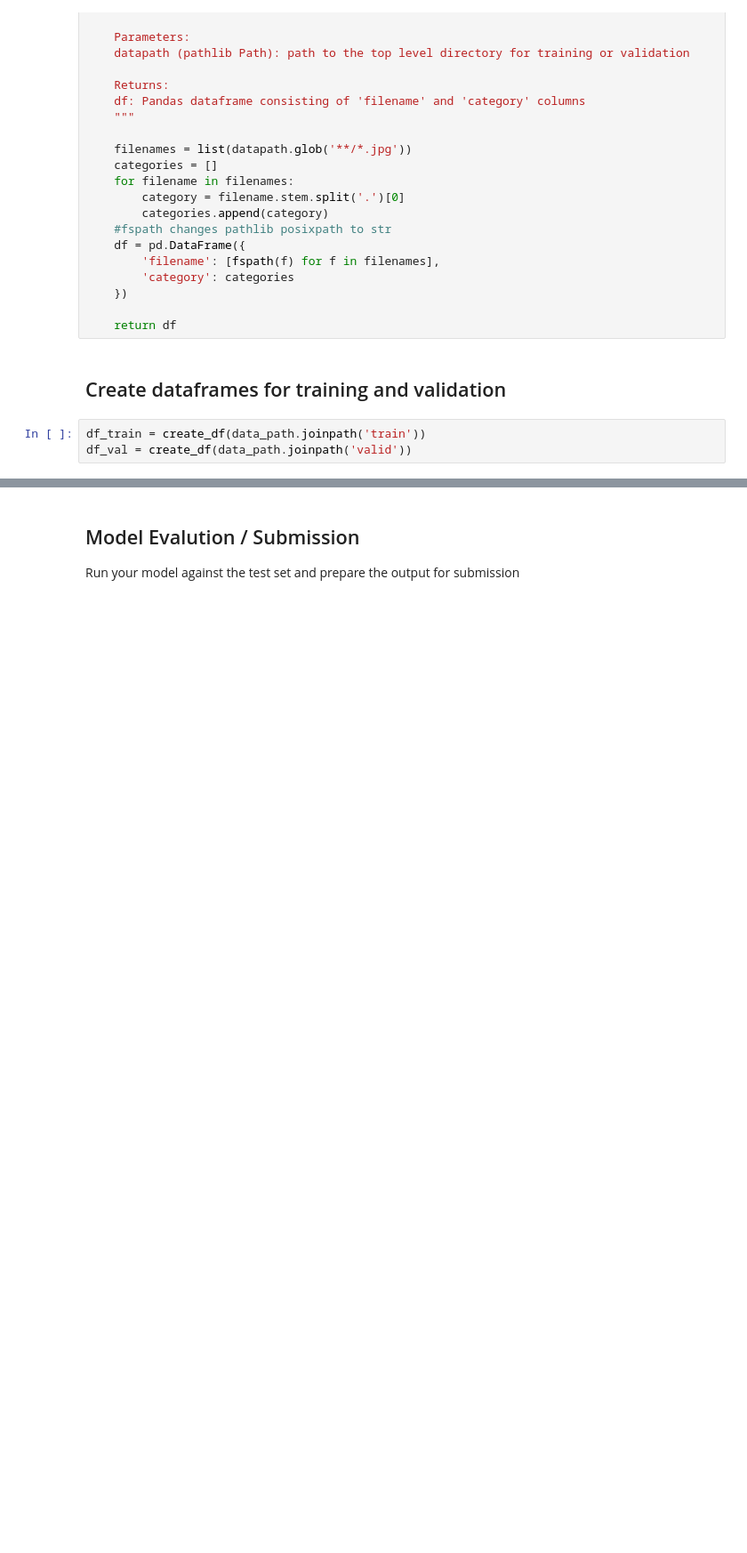
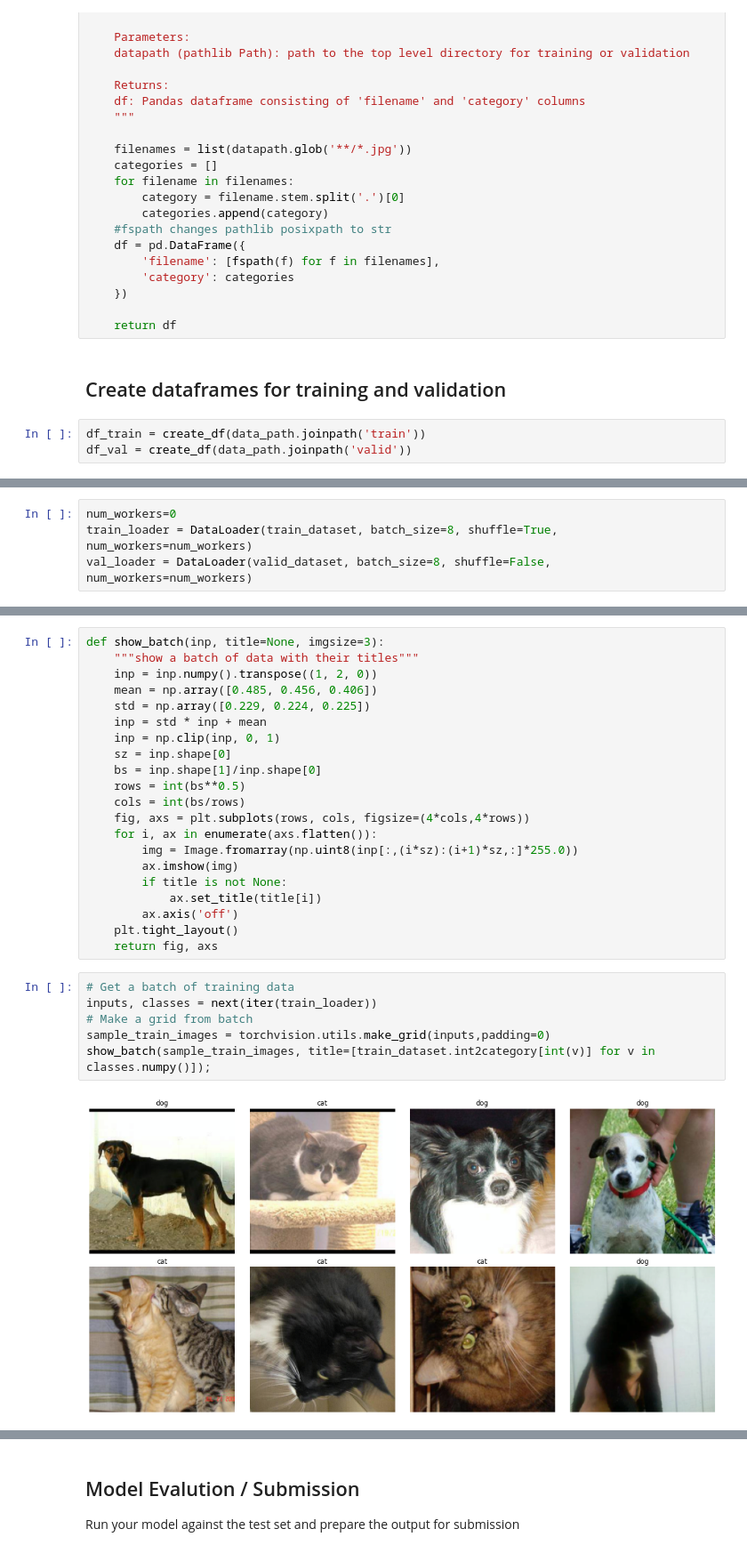
Before and after one commit to smartvid-io/smartvid-challenge, a Jupyter notebook: smartvid_challenge.ipynb, the cells around one changed output, grey strips where cells are left out. Shown at 89% size. Cells and saved outputs as stored; diff of their text form; blank space fills up the shorter version.

```diff
--- a/smartvid_challenge.ipynb
+++ b/smartvid_challenge.ipynb
@@ -282,0 +228,4 @@ What are some things that you can do during training that can lead to a model th
+# %%
+num_workers=0
+train_loader = DataLoader(train_dataset, batch_size=8, shuffle=True, num_workers=num_workers)
+val_loader = DataLoader(valid_dataset, batch_size=8, shuffle=False, num_workers=num_workers)
@@ -282,0 +251,29 @@ What are some things that you can do during training that can lead to a model th
+# %%
+def show_batch(inp, title=None, imgsize=3):
+    """show a batch of data with their titles"""
+    inp = inp.numpy().transpose((1, 2, 0))
+    mean = np.array([0.485, 0.456, 0.406])
+    std = np.array([0.229, 0.224, 0.225])
+    inp = std * inp + mean
+    inp = np.clip(inp, 0, 1)
+    sz = inp.shape[0]
+    bs = inp.shape[1]/inp.shape[0]
+    rows = int(bs**0.5)
+    cols = int(bs/rows)
+    fig, axs = plt.subplots(rows, cols, figsize=(4*cols,4*rows))
+    for i, ax in enumerate(axs.flatten()):
+        img = Image.fromarray(np.uint8(inp[:,(i*sz):(i+1)*sz,:]*255.0))
+        ax.imshow(img)
+        if title is not None:
+            ax.set_title(title[i])
+        ax.axis('off')
+    plt.tight_layout()
+    return fig, axs
+# %%
+# Get a batch of training data
+inputs, classes = next(iter(train_loader))
+# Make a grid from batch
+sample_train_images = torchvision.utils.make_grid(inputs,padding=0)
+show_batch(sample_train_images, title=[train_dataset.int2category[int(v)] for v in classes.numpy()]);
+# %% [output]
+[figure, added]
```
Also changed, not shown: parts of 60 cells of this notebook, 3 other files.
